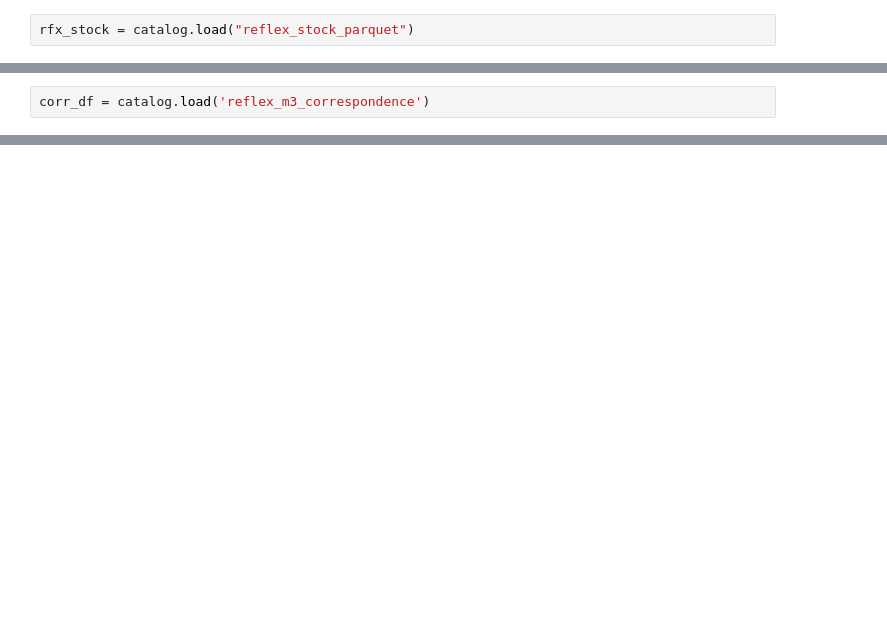
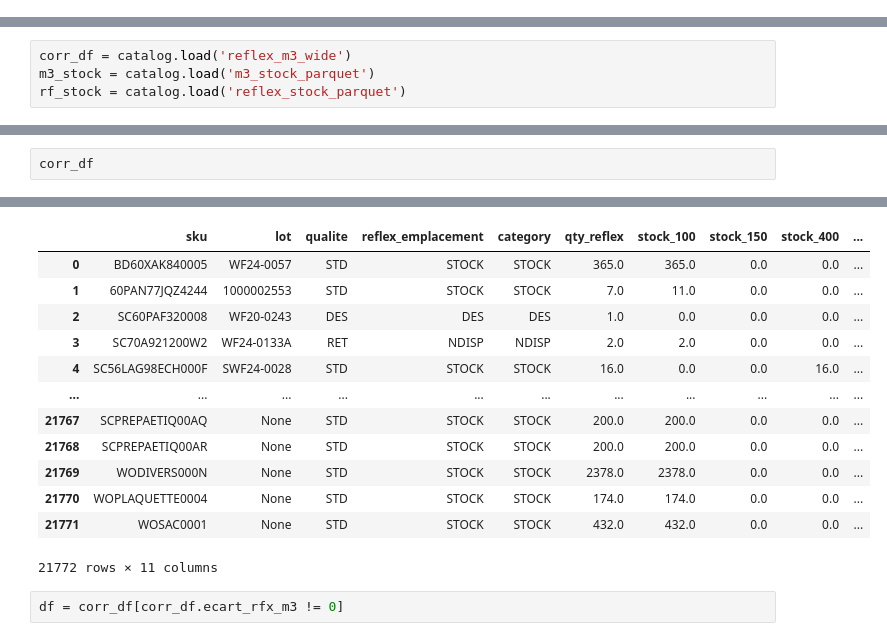
Before and after one commit to mdlpwolf/regulstock, a Jupyter notebook: notebooks/regule_stock.ipynb, the cells around one changed output, grey strips where cells are left out. Saved outputs shown, nothing was run; the diff lists cells and outputs as text; blank space fills up the shorter version.

```diff
--- a/notebooks/regule_stock.ipynb
+++ b/notebooks/regule_stock.ipynb
@@ -35,2 +0,0 @@ m3_stock.where(m3_stock['SKU_M3'] == "70AAM76JNI090E").dropna()
-# %%
-rfx_stock = catalog.load("reflex_stock_parquet")
@@ -46,2 +0,0 @@ rfx_stock.where(rfx_stock['SKU'] == "70AAM76JNI090E").dropna()
-# %%
-corr_df = catalog.load('reflex_m3_correspondence')
@@ -92,0 +1,4 @@ m3_stock.where(m3_stock.Lot == '1000002577').dropna()
+# %%
+corr_df = catalog.load('reflex_m3_wide')
+m3_stock = catalog.load('m3_stock_parquet')
+rf_stock = catalog.load('reflex_stock_parquet')
@@ -92,0 +40,3 @@ m3_stock.where(m3_stock.Lot == '1000002577').dropna()
+# %%
+corr_df
+# %% [output]
@@ -92,0 +44,15 @@ m3_stock.where(m3_stock.Lot == '1000002577').dropna()
+|  | sku | lot | qualite | reflex_emplacement | category | qty_reflex | stock_100 | stock_150 | stock_400 | ... |
+| 0 | BD60XAK840005 | WF24-0057 | STD | STOCK | STOCK | 365.0 | 365.0 | 0.0 | 0.0 | ... |
+| 1 | 60PAN77JQZ4244 | 1000002553 | STD | STOCK | STOCK | 7.0 | 11.0 | 0.0 | 0.0 | ... |
+| 2 | SC60PAF320008 | WF20-0243 | DES | DES | DES | 1.0 | 0.0 | 0.0 | 0.0 | ... |
+| 3 | SC70A921200W2 | WF24-0133A | RET | NDISP | NDISP | 2.0 | 2.0 | 0.0 | 0.0 | ... |
+| 4 | SC56LAG98ECH000F | SWF24-0028 | STD | STOCK | STOCK | 16.0 | 0.0 | 0.0 | 16.0 | ... |
+| ... | ... | ... | ... | ... | ... | ... | ... | ... | ... | ... |
+| 21767 | SCPREPAETIQ00AQ | None | STD | STOCK | STOCK | 200.0 | 200.0 | 0.0 | 0.0 | ... |
+| 21768 | SCPREPAETIQ00AR | None | STD | STOCK | STOCK | 200.0 | 200.0 | 0.0 | 0.0 | ... |
+| 21769 | WODIVERS000N | None | STD | STOCK | STOCK | 2378.0 | 2378.0 | 0.0 | 0.0 | ... |
+| 21770 | WOPLAQUETTE0004 | None | STD | STOCK | STOCK | 174.0 | 174.0 | 0.0 | 0.0 | ... |
+| 21771 | WOSAC0001 | None | STD | STOCK | STOCK | 432.0 | 432.0 | 0.0 | 0.0 | ... |
+21772 rows × 11 columns
+# %%
+df = corr_df[corr_df.ecart_rfx_m3 != 0]
```
Also changed, not shown: parts of 16 cells of this notebook, 6 other files.
